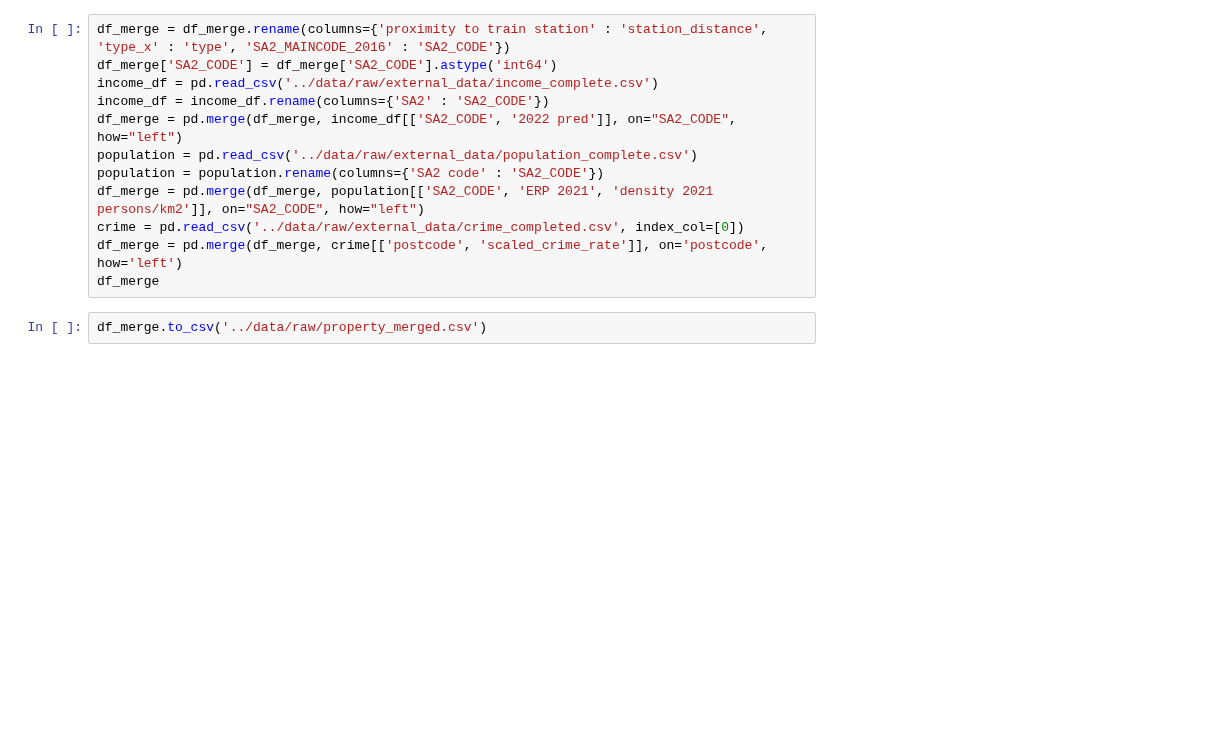
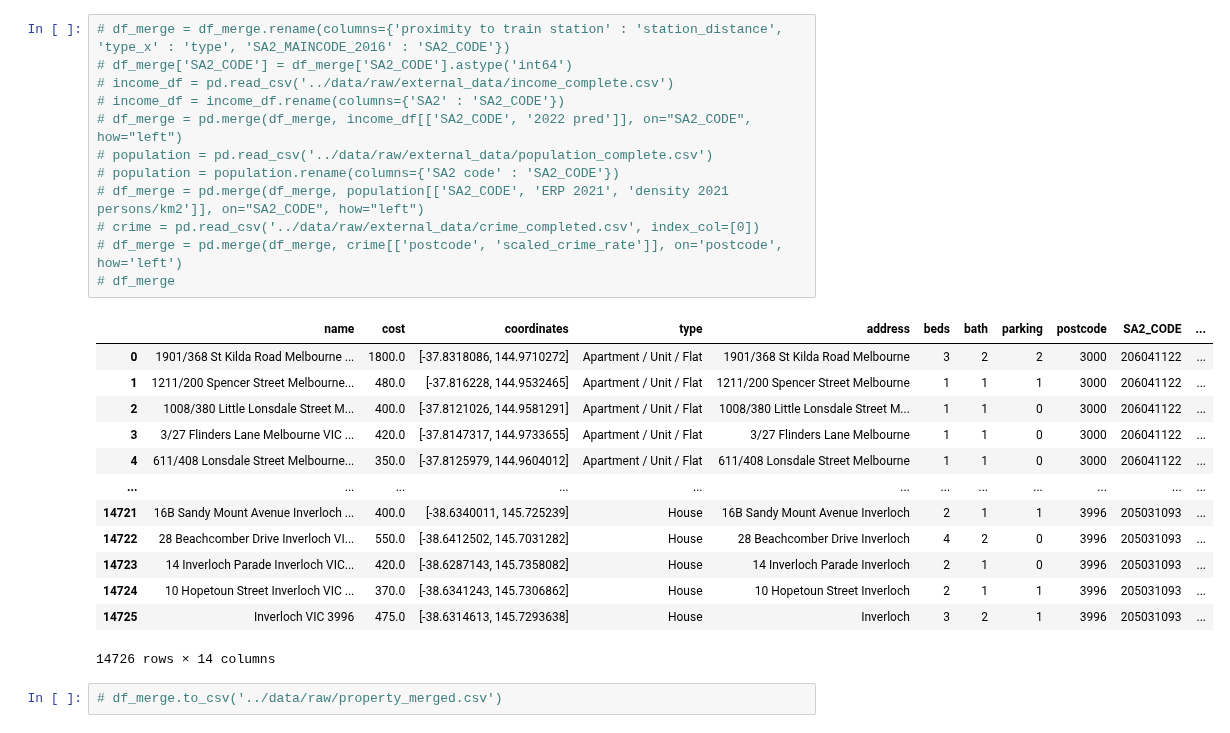
Before and after one commit to MAST30034-Applied-Data-Science/generic-real-estate-consulting-project-group-6, a Jupyter notebook: notebooks/preprocess_property2.0.ipynb, the cells around one changed output. Drawn from its saved outputs; the diff is of its cells as text; blank space fills up the shorter version.

```diff
--- a/notebooks/preprocess_property2.0.ipynb
+++ b/notebooks/preprocess_property2.0.ipynb
@@ -190,14 +338,28 @@ crime
 # %%
-df_merge = df_merge.rename(columns={'proximity to train station' : 'station_distance', 'type_x' : 'type', 'SA2_MAINCODE_2016' : 'SA2_CODE'})
-df_merge['SA2_CODE'] = df_merge['SA2_CODE'].astype('int64')
-income_df = pd.read_csv('../data/raw/external_data/income_complete.csv')
-income_df = income_df.rename(columns={'SA2' : 'SA2_CODE'})
-df_merge = pd.merge(df_merge, income_df[['SA2_CODE', '2022 pred']], on="SA2_CODE", how="left")
-population = pd.read_csv('../data/raw/external_data/population_complete.csv')
-population = population.rename(columns={'SA2 code' : 'SA2_CODE'})
-df_merge = pd.merge(df_merge, population[['SA2_CODE', 'ERP 2021', 'density 2021 persons/km2']], on="SA2_CODE", how="left")
-crime = pd.read_csv('../data/raw/external_data/crime_completed.csv', index_col=[0])
-df_merge = pd.merge(df_merge, crime[['postcode', 'scaled_crime_rate']], on='postcode', how='left')
-df_merge
+# df_merge = df_merge.rename(columns={'proximity to train station' : 'station_distance', 'type_x' : 'type', 'SA2_MAINCODE_2016' : 'SA2_CODE'})
+# df_merge['SA2_CODE'] = df_merge['SA2_CODE'].astype('int64')
+# income_df = pd.read_csv('../data/raw/external_data/income_complete.csv')
+# income_df = income_df.rename(columns={'SA2' : 'SA2_CODE'})
+# df_merge = pd.merge(df_merge, income_df[['SA2_CODE', '2022 pred']], on="SA2_CODE", how="left")
+# population = pd.read_csv('../data/raw/external_data/population_complete.csv')
+# population = population.rename(columns={'SA2 code' : 'SA2_CODE'})
+# df_merge = pd.merge(df_merge, population[['SA2_CODE', 'ERP 2021', 'density 2021 persons/km2']], on="SA2_CODE", how="left")
+# crime = pd.read_csv('../data/raw/external_data/crime_completed.csv', index_col=[0])
+# df_merge = pd.merge(df_merge, crime[['postcode', 'scaled_crime_rate']], on='postcode', how='left')
+# df_merge
+# %% [output]
+|  | name | cost | coordinates | type | address | beds | bath | parking | postcode | SA2_CODE | ... |
+| 0 | 1901/368 St Kilda Road Melbourne ... | 1800.0 | [-37.8318086, 144.9710272] | Apartment / Unit / Flat | 1901/368 St Kilda Road Melbourne | 3 | 2 | 2 | 3000 | 206041122 | ... |
+| 1 | 1211/200 Spencer Street Melbourne... | 480.0 | [-37.816228, 144.9532465] | Apartment / Unit / Flat | 1211/200 Spencer Street Melbourne | 1 | 1 | 1 | 3000 | 206041122 | ... |
+| 2 | 1008/380 Little Lonsdale Street M... | 400.0 | [-37.8121026, 144.9581291] | Apartment / Unit / Flat | 1008/380 Little Lonsdale Street M... | 1 | 1 | 0 | 3000 | 206041122 | ... |
+| 3 | 3/27 Flinders Lane Melbourne VIC ... | 420.0 | [-37.8147317, 144.9733655] | Apartment / Unit / Flat | 3/27 Flinders Lane Melbourne | 1 | 1 | 0 | 3000 | 206041122 | ... |
+| 4 | 611/408 Lonsdale Street Melbourne... | 350.0 | [-37.8125979, 144.9604012] | Apartment / Unit / Flat | 611/408 Lonsdale Street Melbourne | 1 | 1 | 0 | 3000 | 206041122 | ... |
+| ... | ... | ... | ... | ... | ... | ... | ... | ... | ... | ... | ... |
+| 14721 | 16B Sandy Mount Avenue Inverloch ... | 400.0 | [-38.6340011, 145.725239] | House | 16B Sandy Mount Avenue Inverloch | 2 | 1 | 1 | 3996 | 205031093 | ... |
+| 14722 | 28 Beachcomber Drive Inverloch VI... | 550.0 | [-38.6412502, 145.7031282] | House | 28 Beachcomber Drive Inverloch | 4 | 2 | 0 | 3996 | 205031093 | ... |
+| 14723 | 14 Inverloch Parade Inverloch VIC... | 420.0 | [-38.6287143, 145.7358082] | House | 14 Inverloch Parade Inverloch | 2 | 1 | 0 | 3996 | 205031093 | ... |
+| 14724 | 10 Hopetoun Street Inverloch VIC ... | 370.0 | [-38.6341243, 145.7306862] | House | 10 Hopetoun Street Inverloch | 2 | 1 | 1 | 3996 | 205031093 | ... |
+| 14725 | Inverloch VIC 3996 | 475.0 | [-38.6314613, 145.7293638] | House | Inverloch | 3 | 2 | 1 | 3996 | 205031093 | ... |
+14726 rows × 14 columns
 # %%
-df_merge.to_csv('../data/raw/property_merged.csv')
+# df_merge.to_csv('../data/raw/property_merged.csv')
```
Also changed, not shown: parts of 24 cells of this notebook, 3 other files.
